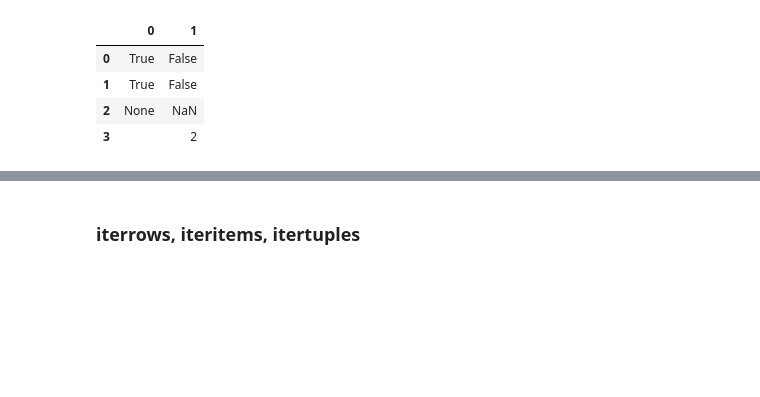
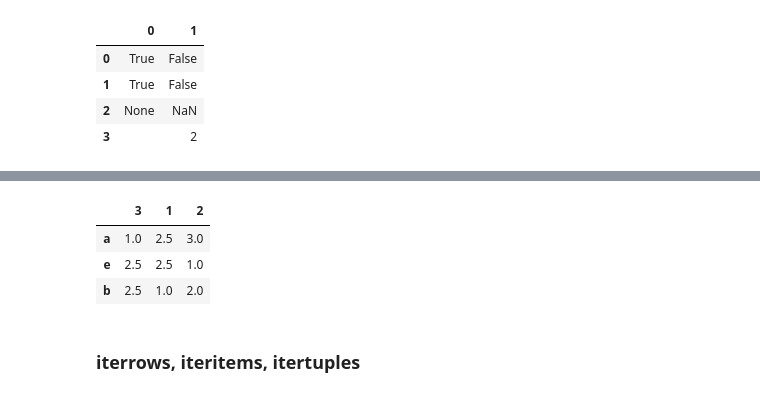
Before and after one commit to liuyuediyu666/ipynb, a Jupyter notebook: pandas2.ipynb, the cells around one changed output, grey strips where cells are left out. Saved outputs shown, nothing was run; the diff lists cells and outputs as text; code cells hidden in the pictures; blank space fills up the shorter version.

```diff
--- a/pandas2.ipynb
+++ b/pandas2.ipynb
@@ -89,3 +129,20 @@ df1.replace([False,True],{False:'False',True:'True'})
+# %%
+s1 = pd.Series([3,1,2,5], index=list('dbca'))
+s1.sort_index(ascending=True)
+s1.sort_values(ascending=False)
+"""argsort排序后，返回值对应的位置index，而不是值索引。这时原来的值索引已错位，应该丢弃"""
+s1 = pd.Series([11,18,13,14], index=list('maxb'))
+s1.argsort()
+""""""
+df = pd.DataFrame(zip([1,2,2],[8,8,3],[46,12,24]), columns=[3,1,2], index=list('aeb'))
+df.sort_index(axis=0, ascending=True)
+df.sort_values(axis=0,by=[2,1],ascending=True)  # 按by的顺序优先
+df.rank(axis=0, method='average', ascending=True)  # 单独对每一列进行排名
+# %% [output]
+|  | 3 | 1 | 2 |
+| a | 1.0 | 2.5 | 3.0 |
+| e | 2.5 | 2.5 | 1.0 |
+| b | 2.5 | 1.0 | 2.0 |
 # %% [markdown]
 ### iterrows, iteritems, itertuples
 # %%
```
Also changed, not shown: parts of 5 cells of this notebook, 10 other files.
